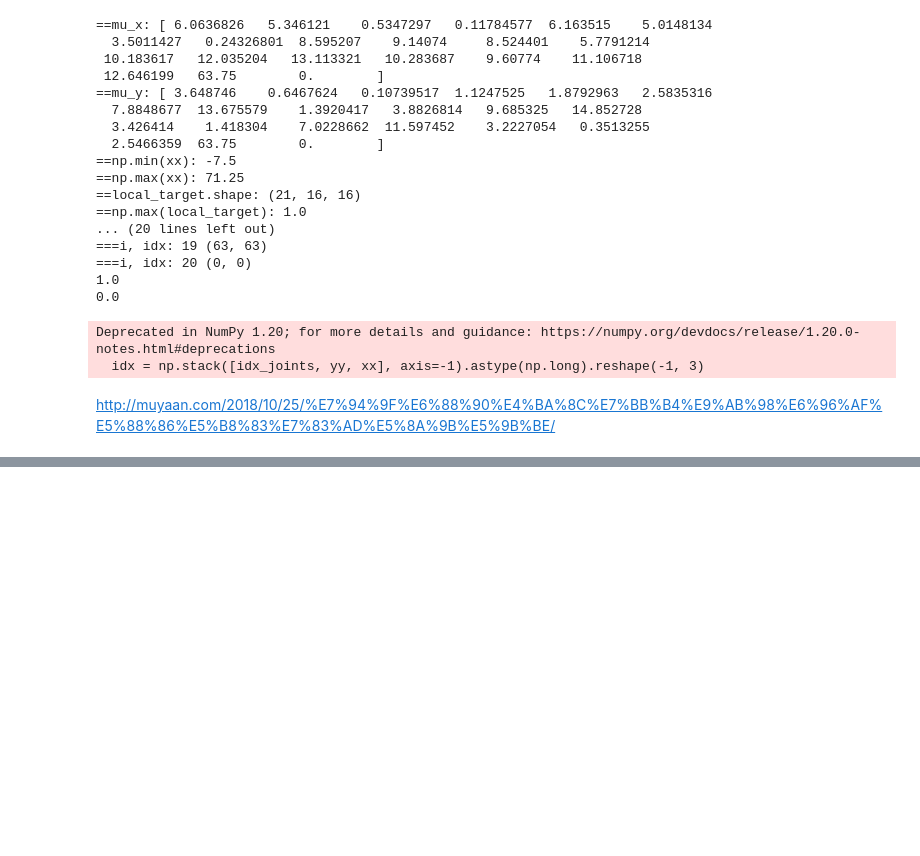
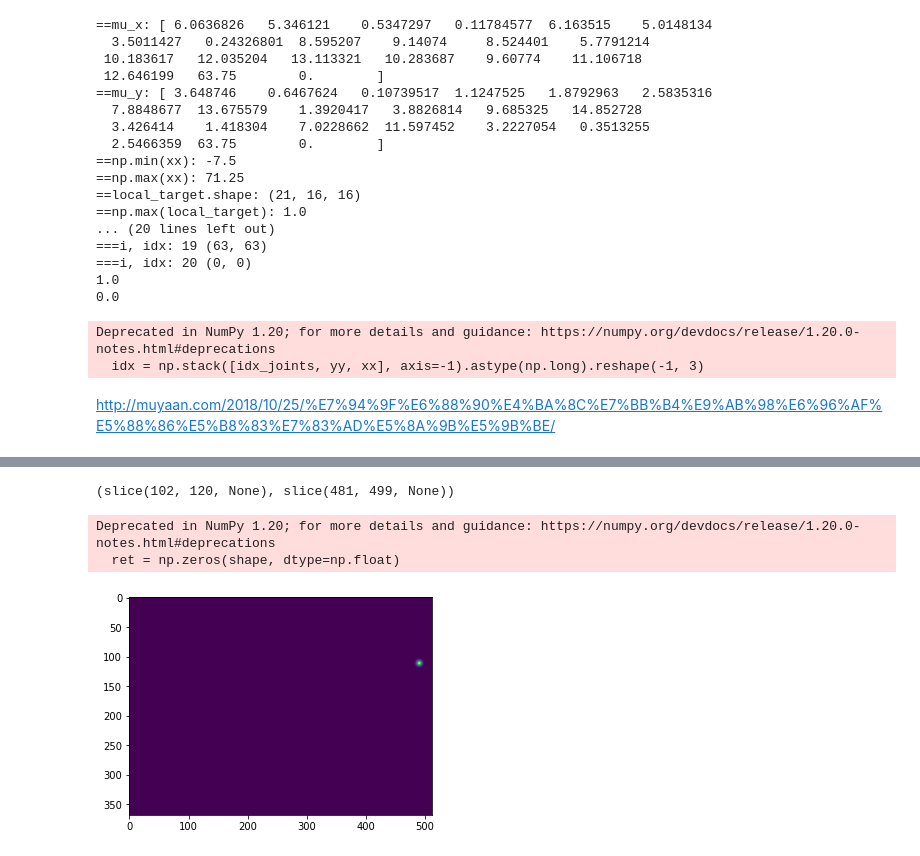
Before and after one commit to bxdai/my-python, a Jupyter notebook: test-heatmap.ipynb, the cells around one changed output, grey strips where cells are left out. Drawn from its saved outputs; the diff is of its cells as text; code cells hidden in the pictures; blank space fills up the shorter version.

```diff
--- a/test-heatmap.ipynb
+++ b/test-heatmap.ipynb
@@ -176,0 +282,21 @@ plt.show()
+# %%
+point = (111,490)
+shape = [368,512]
+ret = np.zeros(shape, dtype=np.float)
+bboxs = [(102, 120), (481, 499)]
+img_sls = tuple([slice(i, j) for i, j in bboxs])
+print(img_sls)
+mask_begins = [max(0, radius-point[ax]) for ax in range(dim)]
+print(mask_begins)
+mask_sls = tuple([slice(beg, beg+j-i)
+                for beg, (i, j) in zip(mask_begins, bboxs)])
+print(mask_sls)
+ret[img_sls] = mask[mask_sls]
+
+plt.imshow(ret)
+plt.show()
+# %% [output]
+(slice(102, 120, None), slice(481, 499, None))
+Deprecated in NumPy 1.20; for more details and guidance: https://numpy.org/devdocs/release/1.20.0-notes.html#deprecations
+  ret = np.zeros(shape, dtype=np.float)
+[figure, added]
```
Also changed, not shown: parts of 5 cells of this notebook.
